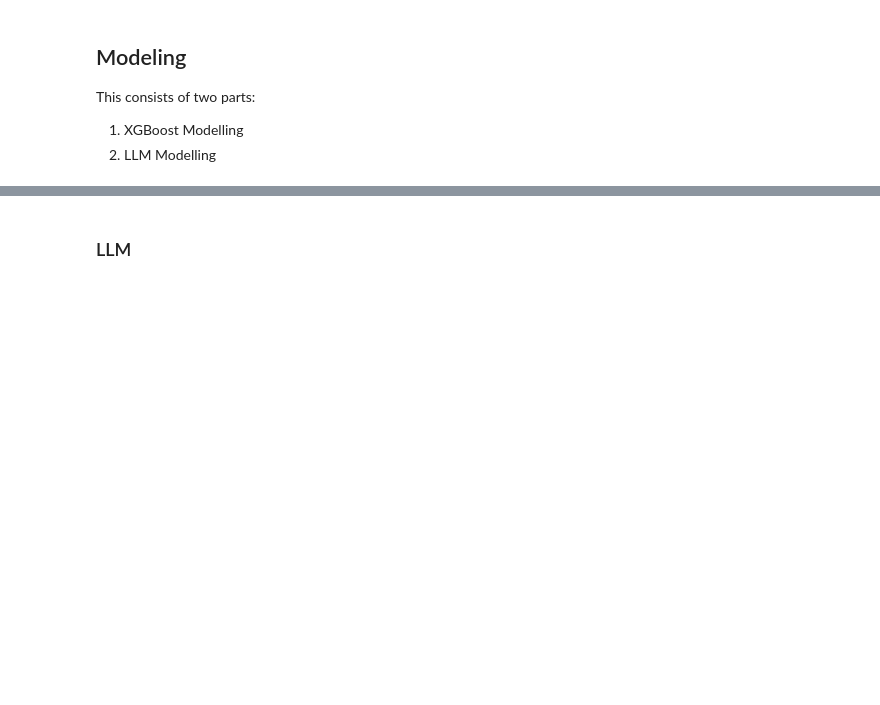
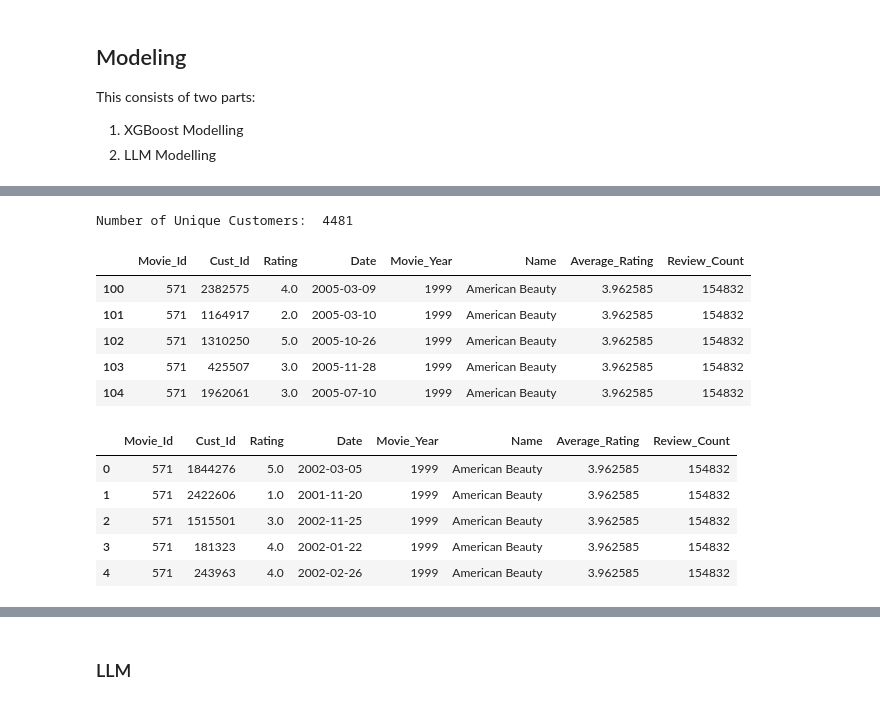
Before and after one commit to PhilipFelizarta/LLM-ML-Recommender-Study, a Jupyter notebook: Final Project Section2-Team 3.ipynb, the cells around one changed output, grey strips where cells are left out. Saved outputs shown, nothing was run; the diff lists cells and outputs as text; code cells hidden in the pictures; blank space fills up the shorter version.

```diff
--- a/Final Project Section2-Team 3.ipynb
+++ b/Final Project Section2-Team 3.ipynb
@@ -210,0 +356,29 @@ This consists of two parts:
+# %%
+data_path = "data/df_top_20_movies_customers_reviewed_all.csv"
+movie_20 = pd.read_csv(data_path)
+#display(movie_20.head())
+
+unique_customers = movie_20['Cust_Id'].unique()
+print("Number of Unique Customers: ", len(unique_customers))
+
+# Remove first 100:1000 customers
+test_customers = unique_customers[0:100]
+movie_train = movie_20.loc[~movie_20['Cust_Id'].isin(test_customers)]
+movie_test = movie_20.loc[movie_20['Cust_Id'].isin(test_customers)]
+
+display(movie_train.head())
+display(movie_test.head())
+# %% [output]
+Number of Unique Customers:  4481
+|  | Movie_Id | Cust_Id | Rating | Date | Movie_Year | Name | Average_Rating | Review_Count |
+| 100 | 571 | 2382575 | 4.0 | 2005-03-09 | 1999 | American Beauty | 3.962585 | 154832 |
+| 101 | 571 | 1164917 | 2.0 | 2005-03-10 | 1999 | American Beauty | 3.962585 | 154832 |
+| 102 | 571 | 1310250 | 5.0 | 2005-10-26 | 1999 | American Beauty | 3.962585 | 154832 |
+| 103 | 571 | 425507 | 3.0 | 2005-11-28 | 1999 | American Beauty | 3.962585 | 154832 |
+| 104 | 571 | 1962061 | 3.0 | 2005-07-10 | 1999 | American Beauty | 3.962585 | 154832 |
+|  | Movie_Id | Cust_Id | Rating | Date | Movie_Year | Name | Average_Rating | Review_Count |
+| 0 | 571 | 1844276 | 5.0 | 2002-03-05 | 1999 | American Beauty | 3.962585 | 154832 |
+| 1 | 571 | 2422606 | 1.0 | 2001-11-20 | 1999 | American Beauty | 3.962585 | 154832 |
+| 2 | 571 | 1515501 | 3.0 | 2002-11-25 | 1999 | American Beauty | 3.962585 | 154832 |
+| 3 | 571 | 181323 | 4.0 | 2002-01-22 | 1999 | American Beauty | 3.962585 | 154832 |
+| 4 | 571 | 243963 | 4.0 | 2002-02-26 | 1999 | American Beauty | 3.962585 | 154832 |
```
Also changed, not shown: parts of 13 cells of this notebook.
